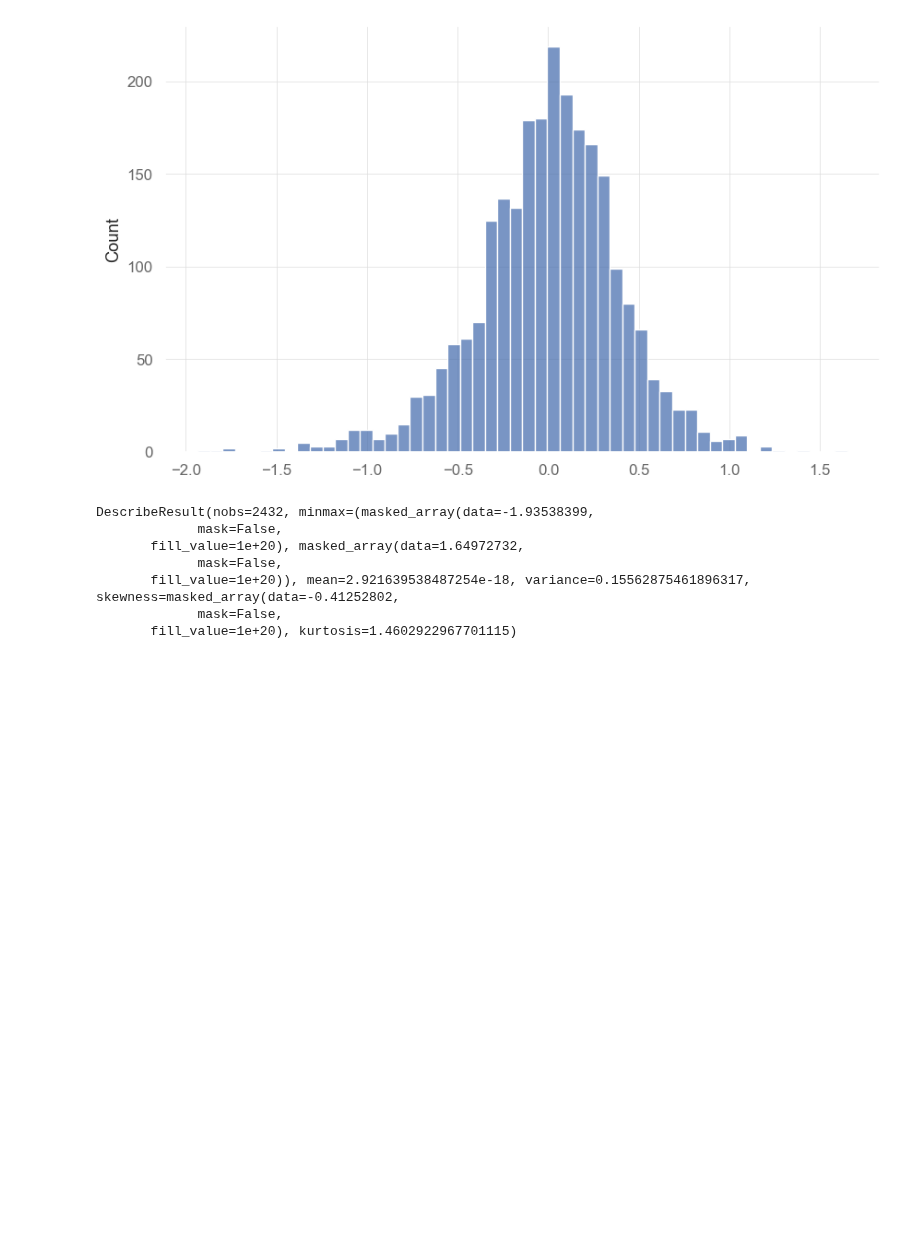
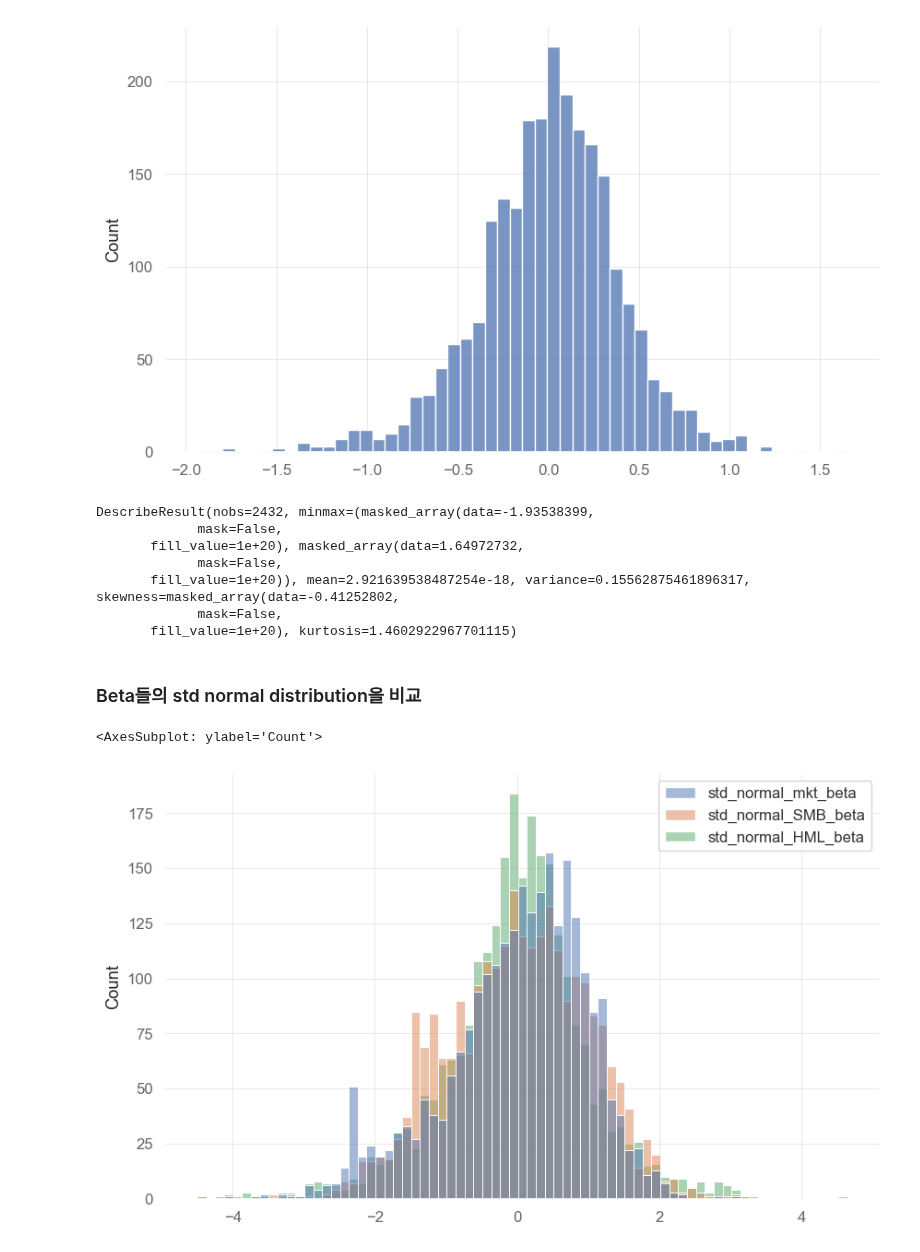
Before and after one commit to jaepil-choi/korquanttools, a Jupyter notebook: notebooks/factor_research.ipynb, the cells around one changed output. Cells and saved outputs as stored; diff of their text form; code cells hidden in the pictures; blank space fills up the shorter version.

Commit message:
[FEAT] : Plot standard normalized betas

```diff
--- a/notebooks/factor_research.ipynb
+++ b/notebooks/factor_research.ipynb
@@ -1186,3 +1169,27 @@ DescribeResult(nobs=2432, minmax=(masked_array(data=-1.93538399,
        fill_value=1e+20)), mean=2.921639538487254e-18, variance=0.15562875461896317, skewness=masked_array(data=-0.41252802,
              mask=False,
        fill_value=1e+20), kurtosis=1.4602922967701115)
+# %% [markdown]
+### Beta들의 std normal distribution을 비교
+# %%
+std_normal_mkt_betas = scipy.stats.zscore(mkt_betas)
+std_normal_HML_betas = scipy.stats.zscore(HML_betas)
+std_normal_SMB_betas = scipy.stats.zscore(SMB_betas)
+# %%
+std_normal_betas = pd.DataFrame(
+    data=list(zip(
+        std_normal_mkt_betas,
+        std_normal_SMB_betas,
+        std_normal_HML_betas
+    )),
+    columns=[
+        'std_normal_mkt_beta',
+        'std_normal_SMB_beta',
+        'std_normal_HML_beta',
+    ]
+    )
+# %%
+sns.histplot(data=std_normal_betas)
+# %% [output]
+<AxesSubplot: ylabel='Count'>
+[figure, added]
```
Also changed, not shown: parts of 2 cells of this notebook.
